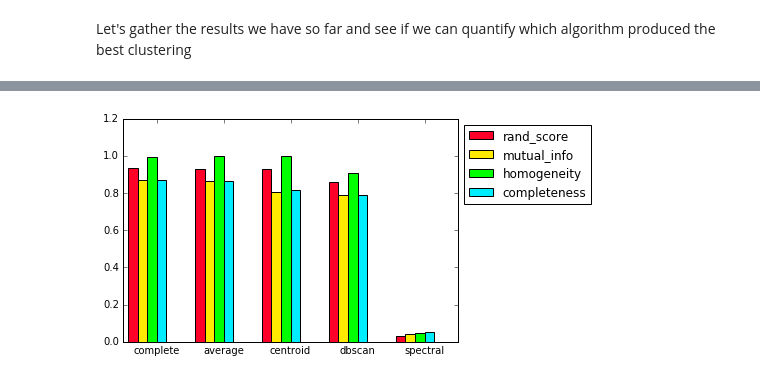
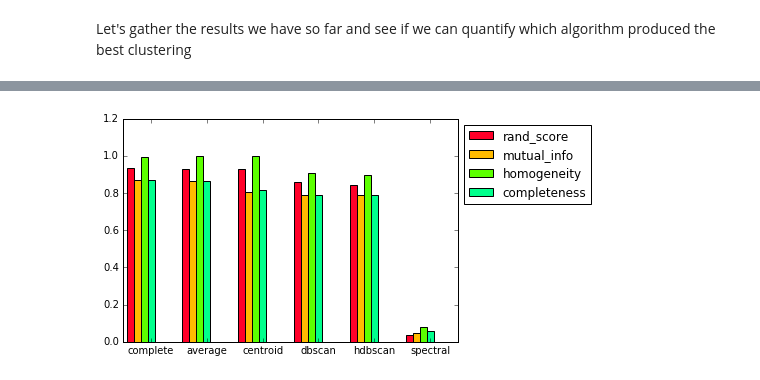
Before and after one commit to nlesc-sherlock/cluster-analysis, a Jupyter notebook: clustit/Clustering_Pentax.ipynb, the cells around one changed output, grey strips where cells are left out. Saved outputs shown, nothing was run; the diff lists cells and outputs as text; code cells hidden in the pictures.

Commit message:
H_DBSCAN added to ipython

```diff
--- a/clustit/Clustering_Pentax.ipynb
+++ b/clustit/Clustering_Pentax.ipynb
@@ -163,6 +163,6 @@ print(labels_dbscan)
   4  4  3  3  3  3  3  3  3  3  3  3  3]
 # %%
 from clustit.algorithms import spectral
-labels_spectral = spectral(distance_matrix=pentax_matrix,n_clusters=7)
+labels_spectral = spectral(distance_matrix=pentax_matrix,n_clusters=4)
 print(labels_spectral)
 # %% [output]
@@ -186,0 +187,4 @@ print(labels_spectral)
+# %%
+from clustit.algorithms import hierarchical_dbscan
+labels_hdbscan = hierarchical_dbscan(distance_matrix=pentax_matrix)
+print(labels_hdbscan)
@@ -187,34 +209,34 @@ print(labels_spectral)
 # %%
 from clustit import metrics
-algorithms = ['complete', 'average', 'centroid', 'dbscan','spectral']
-labels = [labels_complete, labels_average, labels_centroid, labels_dbscan,labels_spectral]
+algorithms = ['complete', 'average', 'centroid', 'dbscan', 'hdbscan', 'spectral',]
+labels = [labels_complete, labels_average, labels_centroid, labels_dbscan, labels_hdbscan, labels_spectral]
 metric = ['rand_score', 'mutual_info', 'homogeneity', 'completeness']
 results = {i:[] for i in metric}
 
 for k,v in zip(algorithms, labels):
     results['rand_score'].append(metrics.adjusted_rand_score(ground_truth_labels, v))
     results['mutual_info'].append(metrics.adjusted_mutual_info_score(ground_truth_labels, v))
     results['homogeneity'].append(metrics.homogeneity_score(ground_truth_labels, v))
     results['completeness'].append(metrics.completeness_score(ground_truth_labels, v))
 
 def plot_results(algorithms, metric, results):
     """
     Function that creates a bar char for a list of algorithms
     that have been benchmarked using a list of metrics.
     Results is a dictionary with metrics as keys, values are lists
     that contain one value per algorithm.
     """
     width = 1.0/(len(algorithms)+2)                             #width that leaves bar of whitespace between groups
     x_ind = numpy.arange(len(algorithms)) + 0.5*width           #0.5 width is to make bargroup centered on its tick
     bars = []
     for i in range(len(metric)):
         color = 1.0/len(x_ind)*i                                #map i into [0,1] to get distinct colors
         bars.append(pyplot.bar(x_ind+i*width, results[metric[i]], width=width, color=pyplot.cm.gist_rainbow(color)))
     ax = pyplot.gcf().gca()
     ax.set_xticks(x_ind + (len(x_ind)/float(2)+0.5)*width)      #nicely center the xticks among the bars
     ax.set_xticklabels(algorithms)
     ax.legend(bars, metric, loc='upper left', bbox_to_anchor=(1, 1))
 
 plot_results(algorithms, metric, results)
 # %% [output]
-[figure, old version]
+[figure, new version]
```
Also changed, not shown: parts of 2 cells of this notebook.
